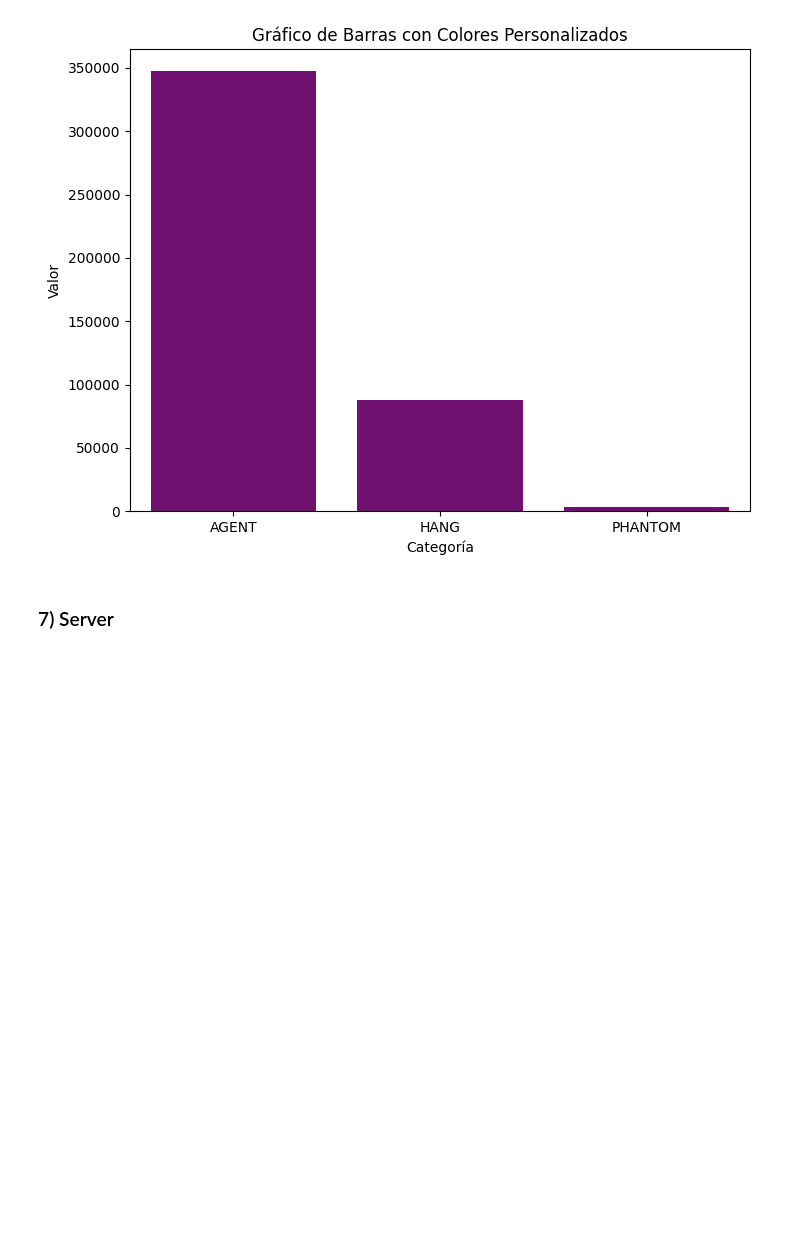
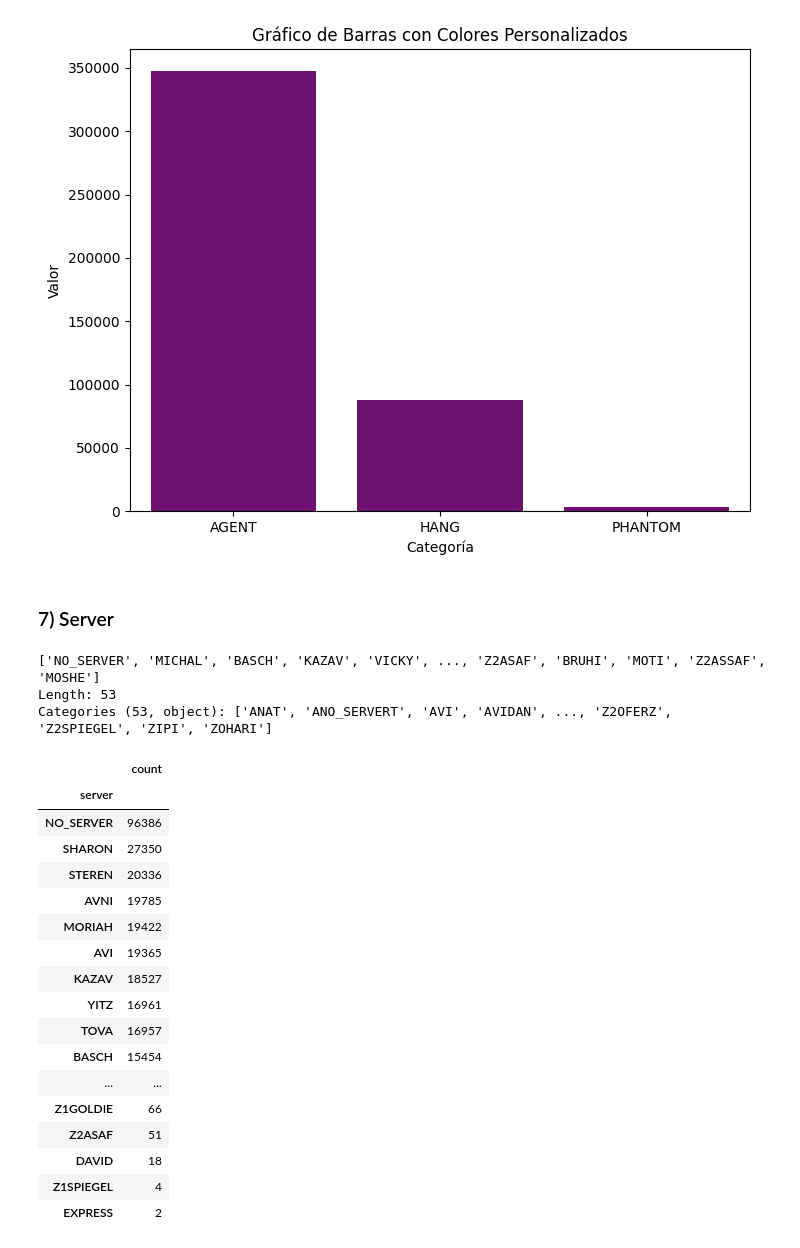
Before and after one commit to ASGuzman/Proyecto, a Jupyter notebook: Notebook.ipynb, the cells around one changed output. Drawn from its saved outputs; the diff is of its cells as text; code cells hidden in the pictures; blank space fills up the shorter version.

```diff
--- a/Notebook.ipynb
+++ b/Notebook.ipynb
@@ -584,3 +645,32 @@ Text(0, 0.5, 'Valor')
 [figure]
 # %% [markdown]
 ### 7) Server
+# %%
+print(archivo["server"].unique())
+# %% [output]
+['NO_SERVER', 'MICHAL', 'BASCH', 'KAZAV', 'VICKY', ..., 'Z2ASAF', 'BRUHI', 'MOTI', 'Z2ASSAF', 'MOSHE']
+Length: 53
+Categories (53, object): ['ANAT', 'ANO_SERVERT', 'AVI', 'AVIDAN', ..., 'Z2OFERZ', 'Z2SPIEGEL', 'ZIPI', 'ZOHARI']
+# %%
+df=archivo["server"].value_counts()
+df = pd.DataFrame(df)
+df
+# %% [output]
+|  | count |
+| server |  |
+| NO_SERVER | 96386 |
+| SHARON | 27350 |
+| STEREN | 20336 |
+| AVNI | 19785 |
+| MORIAH | 19422 |
+| AVI | 19365 |
+| KAZAV | 18527 |
+| YITZ | 16961 |
+| TOVA | 16957 |
+| BASCH | 15454 |
+| ... | ... |
+| Z1GOLDIE | 66 |
+| Z2ASAF | 51 |
+| DAVID | 18 |
+| Z1SPIEGEL | 4 |
+| EXPRESS | 2 |
```
Also changed, not shown: parts of 10 cells of this notebook.
